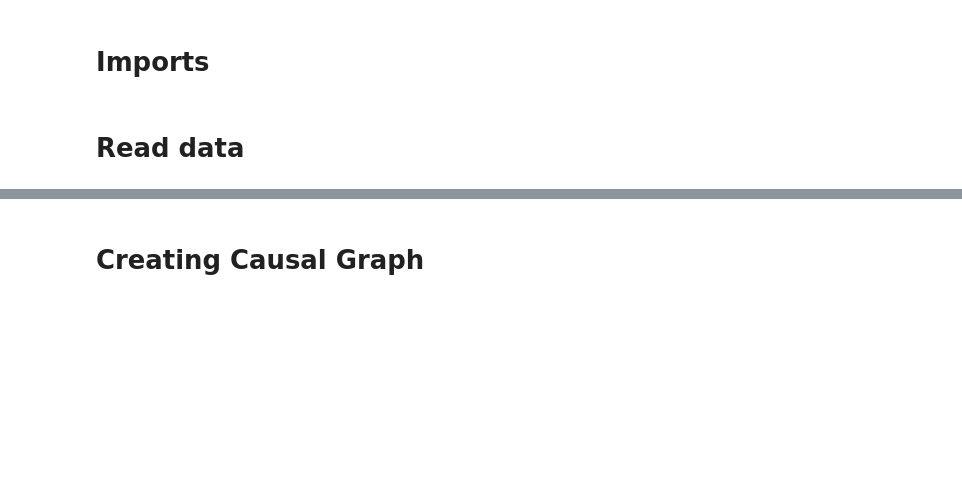
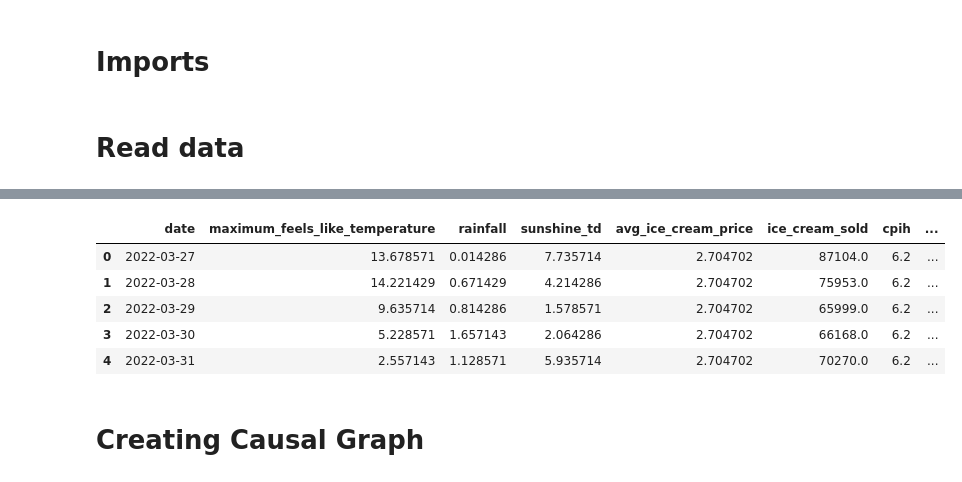
Before and after one commit to adi-jacobson/causal-ice-cream, a Jupyter notebook: notebooks/causal_modelling_econl_ml_only.ipynb, the cells around one changed output, grey strips where cells are left out. Cells and saved outputs as stored; diff of their text form; code cells hidden in the pictures; blank space fills up the shorter version.

```diff
--- a/notebooks/causal_modelling_econl_ml_only.ipynb
+++ b/notebooks/causal_modelling_econl_ml_only.ipynb
@@ -37,3 +41,14 @@ df.head()
+# %%
+df_grouped = df.groupby(['date']).agg({'maximum_feels_like_temperature':'mean', 'rainfall':'mean', 'sunshine_td':'mean', 'avg_ice_cream_price':'mean', 'ice_cream_sold':'sum', 'cpih':'mean', 'month':'mean', 'day_of_week':'mean'}).reset_index()
+
+df_grouped.head()
+# %% [output]
+|  | date | maximum_feels_like_temperature | rainfall | sunshine_td | avg_ice_cream_price | ice_cream_sold | cpih | ... |
+| 0 | 2022-03-27 | 13.678571 | 0.014286 | 7.735714 | 2.704702 | 87104.0 | 6.2 | ... |
+| 1 | 2022-03-28 | 14.221429 | 0.671429 | 4.214286 | 2.704702 | 75953.0 | 6.2 | ... |
+| 2 | 2022-03-29 | 9.635714 | 0.814286 | 1.578571 | 2.704702 | 65999.0 | 6.2 | ... |
+| 3 | 2022-03-30 | 5.228571 | 1.657143 | 2.064286 | 2.704702 | 66168.0 | 6.2 | ... |
+| 4 | 2022-03-31 | 2.557143 | 1.128571 | 5.935714 | 2.704702 | 70270.0 | 6.2 | ... |
 # %% [markdown]
 # Creating Causal Graph
 # %%
```
Also changed, not shown: parts of 21 cells of this notebook.
